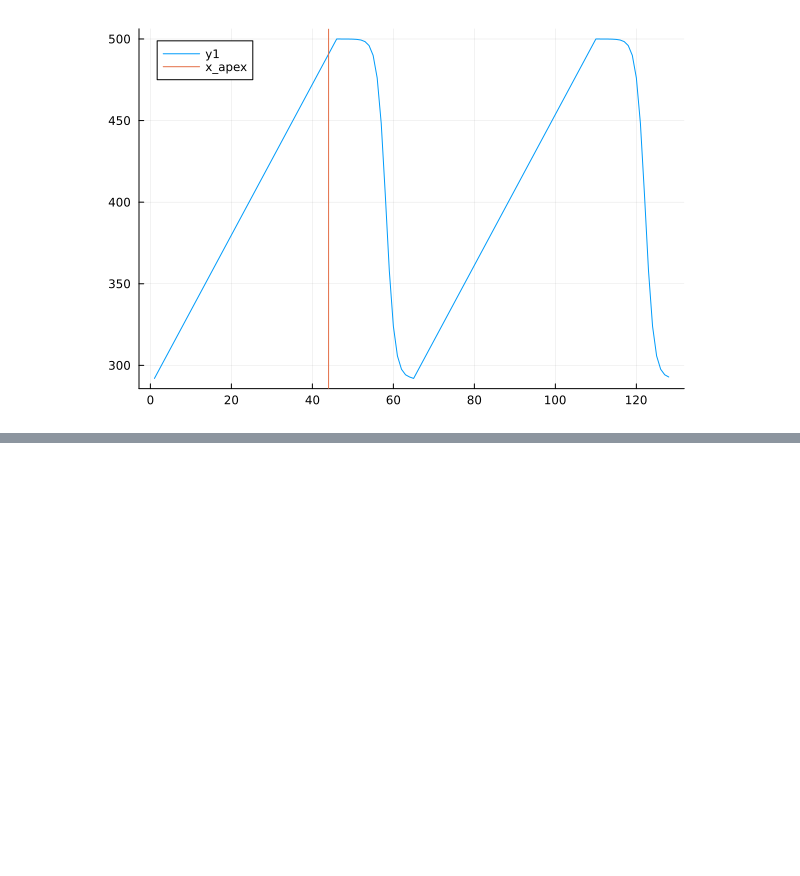
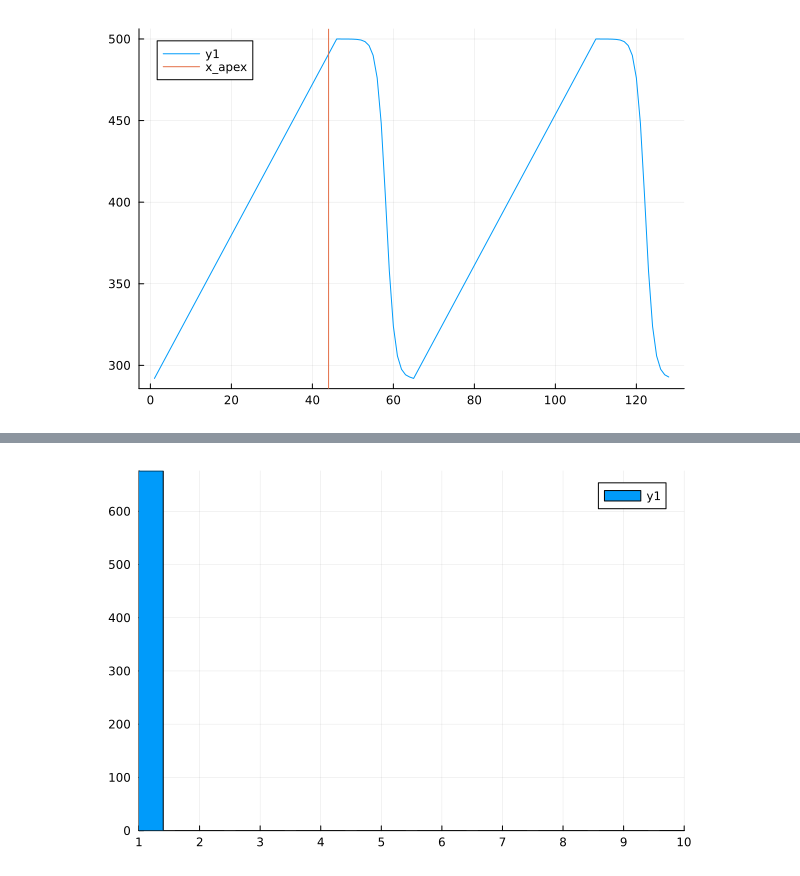
Before and after one commit to puentnic/julia_functions, a Jupyter notebook: IFM/gratings.ipynb, the cells around one changed output, grey strips where cells are left out. Drawn from its saved outputs; the diff is of its cells as text; code cells hidden in the pictures; blank space fills up the shorter version.

```diff
--- a/IFM/gratings.ipynb
+++ b/IFM/gratings.ipynb
@@ -663,3 +693,11 @@ Bool[0, 0, 0, 0, 0, 0, 0, 0, 0, 0, 0]
+# %%
+sin_modes = 1:length(bns)
+sin_modes_plot = 1:10
+bar(sin_modes,abs2.(bns),
+xlimits=(sin_modes_plot[1], sin_modes_plot[end]), xticks=(sin_modes_plot, string.(sin_modes_plot))
+)
+# %% [output]
+[figure, added]
 # %%
 fig1 = bar(modes,angle.(c_n)[mask], xticks=(modes,modes),
     xlabel="", ylabel="", title="Analytic grating", opacity=1, label="Analytic grating"
```
Also changed, not shown: parts of 9 cells of this notebook, 4 other files.
